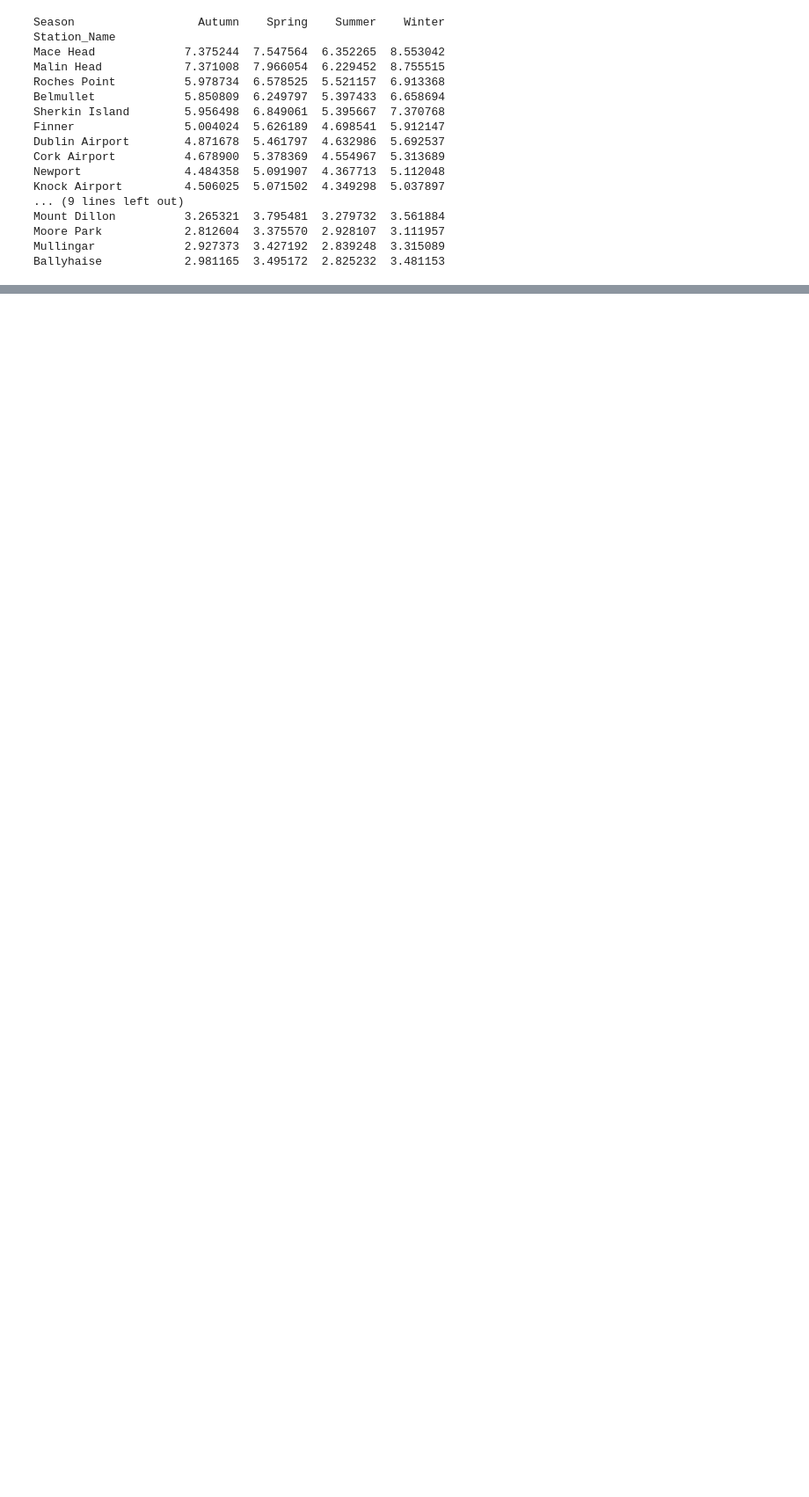
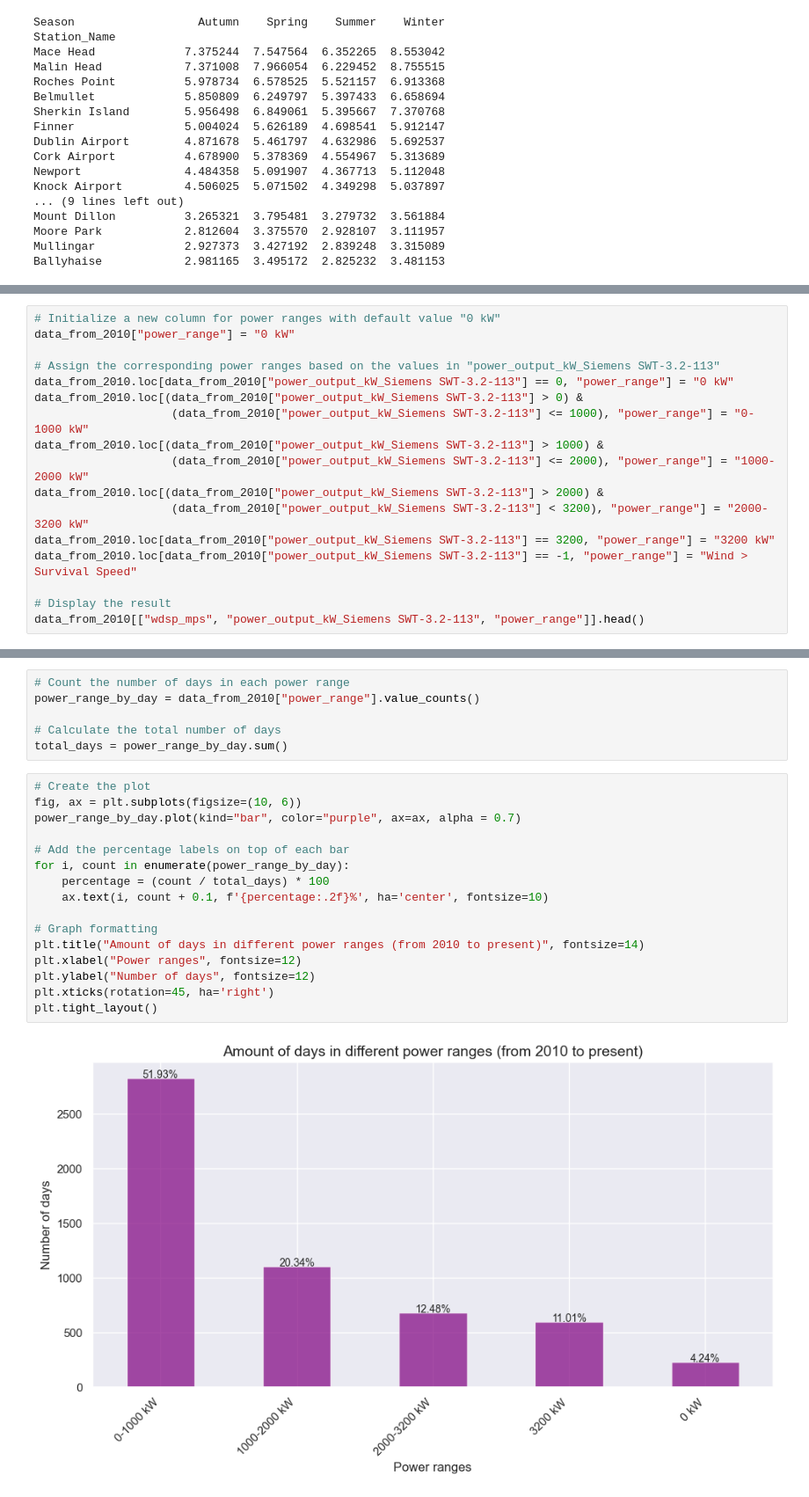
Before and after one commit to YuliiaKharchenko/PFDA, a Jupyter notebook: project/Wind_analisys.ipynb, the cells around one changed output, grey strips where cells are left out. Shown at 88% size. Cells and saved outputs as stored; diff of their text form; blank space fills up the shorter version.

Commit message:
Project: implementation of power calculation

```diff
--- a/project/Wind_analisys.ipynb
+++ b/project/Wind_analisys.ipynb
@@ -485,0 +565,17 @@ Cut-out Wind Speed: This is the maximum wind speed at which turbines shut down t
+# %%
+# Initialize a new column for power ranges with default value "0 kW"
+data_from_2010["power_range"] = "0 kW"
+
+# Assign the corresponding power ranges based on the values in "power_output_kW_Siemens SWT-3.2-113"
+data_from_2010.loc[data_from_2010["power_output_kW_Siemens SWT-3.2-113"] == 0, "power_range"] = "0 kW"
+data_from_2010.loc[(data_from_2010["power_output_kW_Siemens SWT-3.2-113"] > 0) &
+                    (data_from_2010["power_output_kW_Siemens SWT-3.2-113"] <= 1000), "power_range"] = "0-1000 kW"
+data_from_2010.loc[(data_from_2010["power_output_kW_Siemens SWT-3.2-113"] > 1000) &
+                    (data_from_2010["power_output_kW_Siemens SWT-3.2-113"] <= 2000), "power_range"] = "1000-2000 kW"
+data_from_2010.loc[(data_from_2010["power_output_kW_Siemens SWT-3.2-113"] > 2000) &
+                    (data_from_2010["power_output_kW_Siemens SWT-3.2-113"] < 3200), "power_range"] = "2000-3200 kW"
+data_from_2010.loc[data_from_2010["power_output_kW_Siemens SWT-3.2-113"] == 3200, "power_range"] = "3200 kW"
+data_from_2010.loc[data_from_2010["power_output_kW_Siemens SWT-3.2-113"] == -1, "power_range"] = "Wind > Survival Speed"
+
+# Display the result
+data_from_2010[["wdsp_mps", "power_output_kW_Siemens SWT-3.2-113", "power_range"]].head()
@@ -485,0 +589,24 @@ Cut-out Wind Speed: This is the maximum wind speed at which turbines shut down t
+# %%
+# Count the number of days in each power range
+power_range_by_day = data_from_2010["power_range"].value_counts()
+
+# Calculate the total number of days
+total_days = power_range_by_day.sum()
+# %%
+# Create the plot
+fig, ax = plt.subplots(figsize=(10, 6))
+power_range_by_day.plot(kind="bar", color="purple", ax=ax, alpha = 0.7)
+
+# Add the percentage labels on top of each bar
+for i, count in enumerate(power_range_by_day):
+    percentage = (count / total_days) * 100
+    ax.text(i, count + 0.1, f'{percentage:.2f}%', ha='center', fontsize=10)
+
+# Graph formatting
+plt.title("Amount of days in different power ranges (from 2010 to present)", fontsize=14)
+plt.xlabel("Power ranges", fontsize=12)
+plt.ylabel("Number of days", fontsize=12)
+plt.xticks(rotation=45, ha='right')
+plt.tight_layout()
+# %% [output]
+[figure, added]
```
Also changed, not shown: parts of 16 cells of this notebook, 1 other file.
